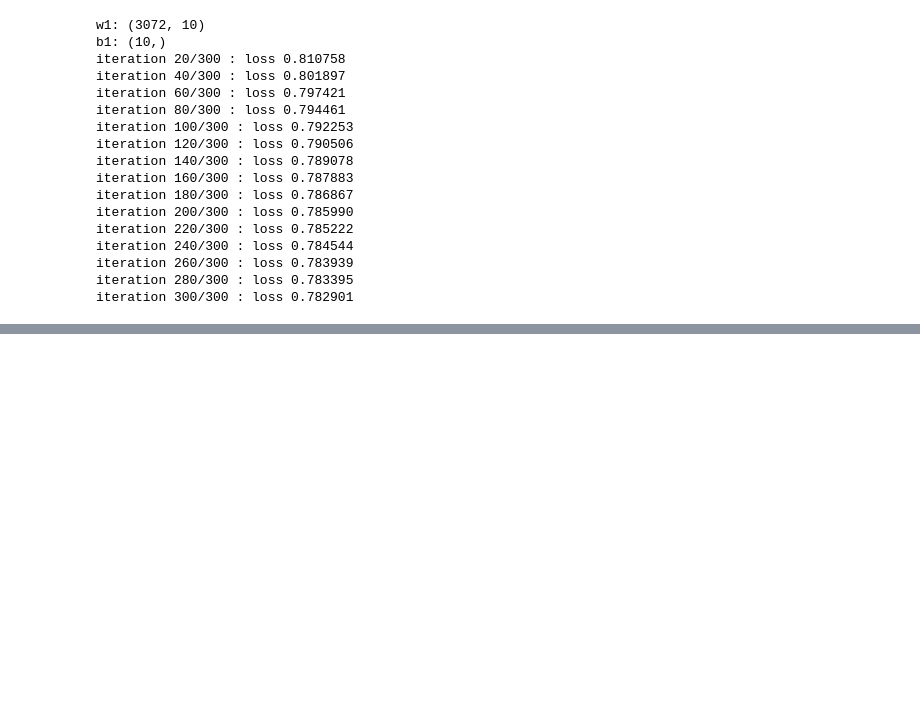
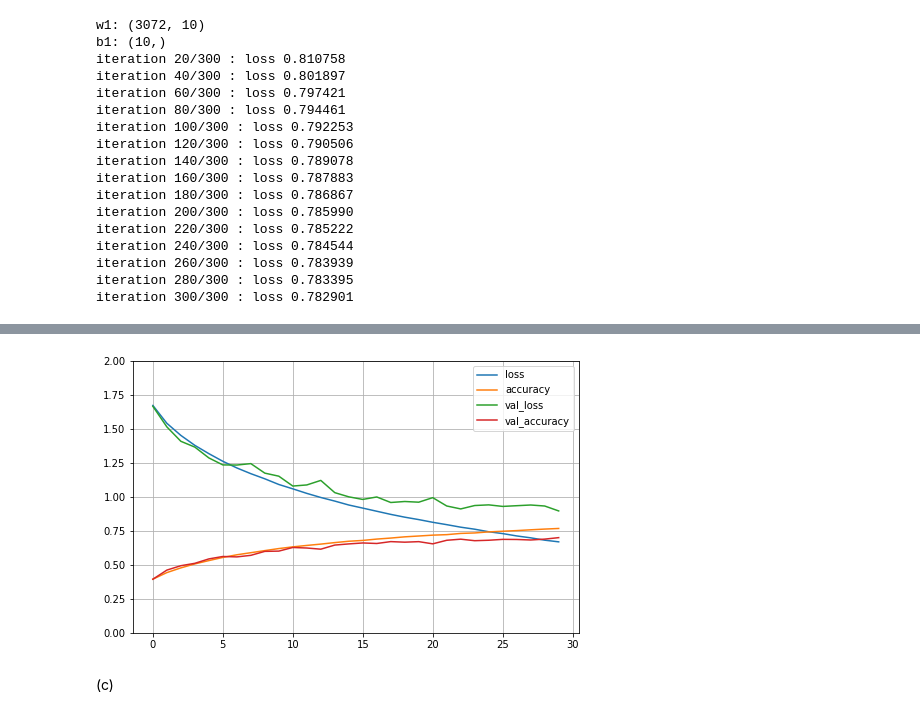
Before and after one commit to Dilagshan/Assignment-04, a Jupyter notebook: Assignment04.ipynb, the cells around one changed output, grey strips where cells are left out. Drawn from its saved outputs; the diff is of its cells as text; code cells hidden in the pictures; blank space fills up the shorter version.

```diff
--- a/Assignment04.ipynb
+++ b/Assignment04.ipynb
@@ -134,0 +124,23 @@ model_history = model.fit(x_train, y_train, epochs=30)
+# %%
+(x_train, y_train), (x_test, y_test) = keras.datasets.cifar10.load_data()  # Loading the Data set
+
+# Displaying No of test and training samples
+print('x_train: ', x_train.shape)
+print('x_test: ', x_test.shape)
+
+K = len(np.unique(y_train)) # 10 Classes
+Ntr = x_train.shape[0]
+Nte = x_test.shape[0]
+Din = 3072 # CIFAR10
+# Din = 784 # MINIST
+
+# Normalize pixel values
+#x_train, x_test = x_train / 255.0, x_test / 255.0
+mean_image = np.mean(x_train, axis=0)
+x_train = x_train - mean_image
+x_test = x_test - mean_image
+
+y_train = tf.keras.utils.to_categorical(y_train, num_classes=K)
+y_test = tf.keras.utils.to_categorical(y_test, num_classes=K)
+x_train = np.reshape(x_train,(Ntr,Din)).astype('float32')
+x_test = np.reshape(x_test,(Nte,Din)).astype('float32')
@@ -134,0 +272,5 @@ model_history = model.fit(x_train, y_train, epochs=30)
+# %%
+sgd = tf.keras.optimizers.SGD(learning_rate=0.01, momentum = 0.09)
+model.compile(loss="sparse_categorical_crossentropy",
+              optimizer= sgd,
+              metrics=["accuracy"])
@@ -134,0 +286,3 @@ model_history = model.fit(x_train, y_train, epochs=30)
+# %%
+model_history = model.fit(x_train, y_train, epochs=30,batch_size= 50,
+                    validation_data=(x_test, y_test))
@@ -134,0 +307,10 @@ model_history = model.fit(x_train, y_train, epochs=30)
+# %%
+import pandas as pd
+pd.DataFrame(model_history.history).plot(figsize=(8, 5))
+plt.grid(True)
+plt.gca().set_ylim(0, 2)
+plt.show()
+# %% [output]
+[figure, added]
+# %% [markdown]
+(c)
```
Also changed, not shown: parts of 13 cells of this notebook.
